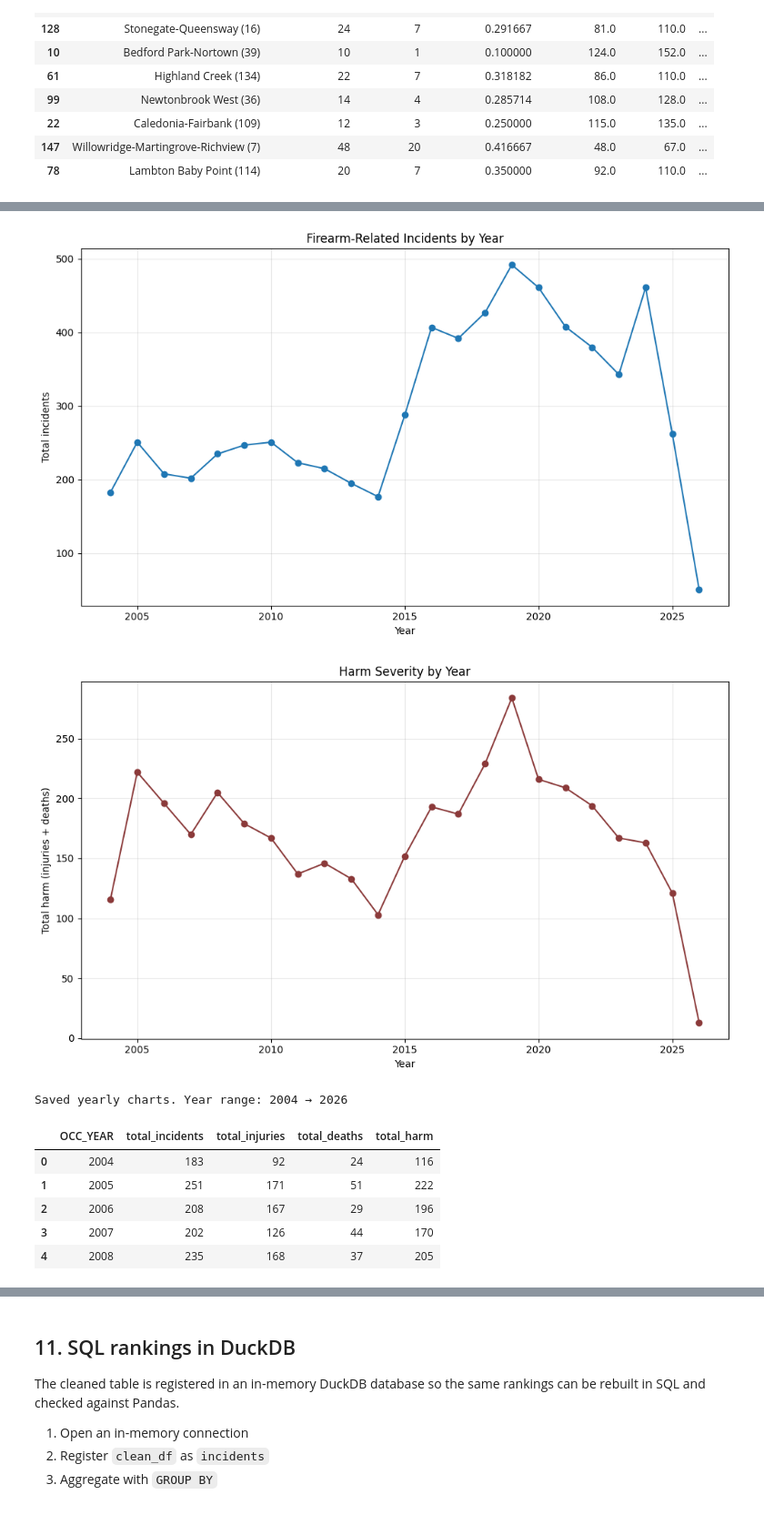
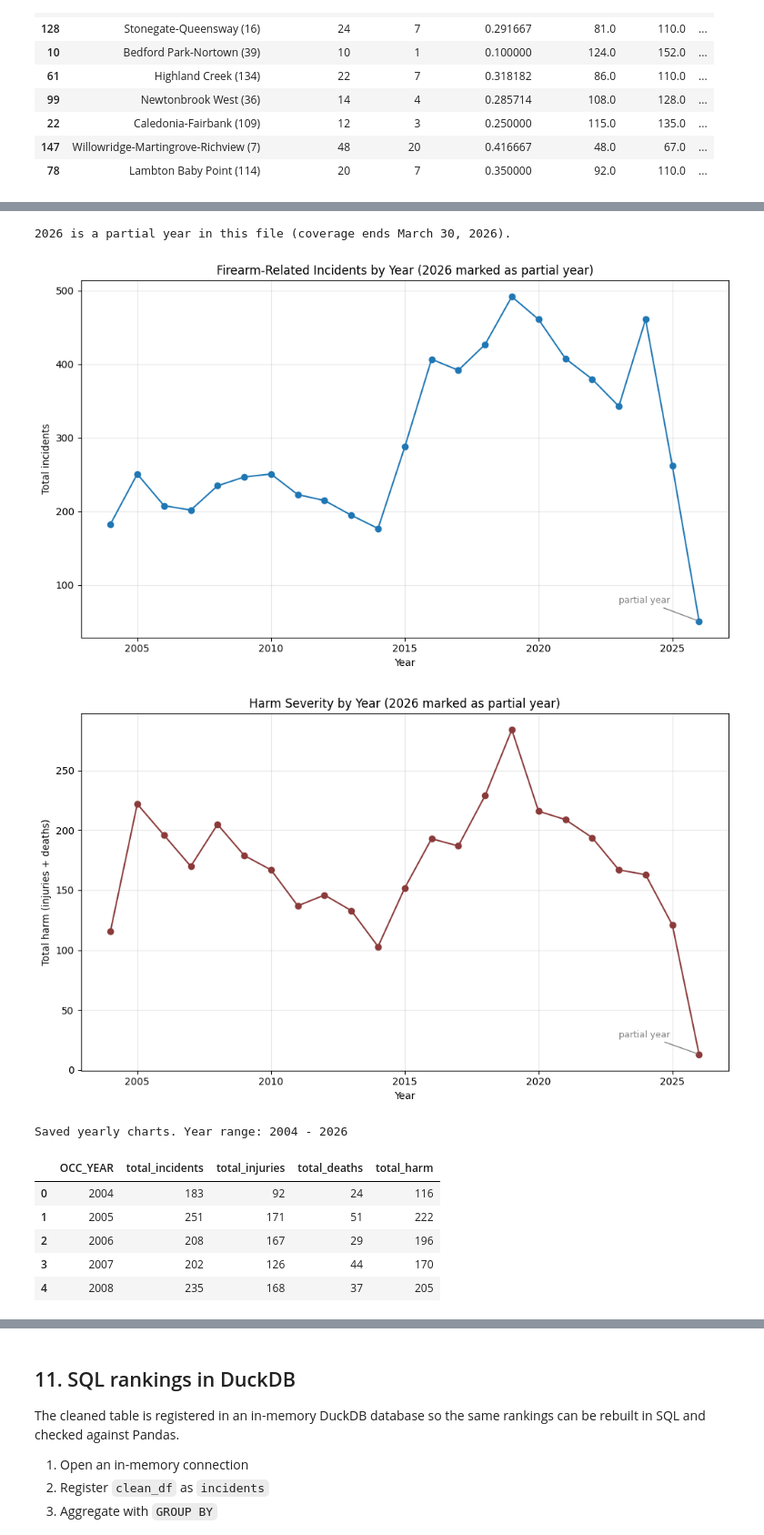
Before and after one commit to 5781mahmood/cct416-firearm-analysis, a Jupyter notebook: Toronto_Firearm_Analysis_Code.ipynb, the cells around one changed output, grey strips where cells are left out. Shown at 91% size. Drawn from its saved outputs; the diff is of its cells as text; code cells hidden in the pictures.

```diff
--- a/Toronto_Firearm_Analysis_Code.ipynb
+++ b/Toronto_Firearm_Analysis_Code.ipynb
@@ -370,43 +414,81 @@ yearly_summary = (
     .sort_values(year_col)
 )
 
+partial_year = 2026
+print(
+    f"{partial_year} is a partial year in this file "
+    f"(coverage ends March 30, {partial_year})."
+)
+
 fig, ax = plt.subplots(figsize=(10, 6))
-ax.plot(yearly_summary[year_col], yearly_summary["total_incidents"], marker="o", label="Incidents")
+ax.plot(
+    yearly_summary[year_col],
+    yearly_summary["total_incidents"],
+    marker="o",
+    label="Incidents",
+)
+if partial_year in set(yearly_summary[year_col]):
+    y_partial = yearly_summary.loc[
+        yearly_summary[year_col] == partial_year, "total_incidents"
+    ].iloc[0]
+    ax.annotate(
+        "partial year",
+        xy=(partial_year, y_partial),
+        xytext=(partial_year - 3, y_partial + max(yearly_summary["total_incidents"]) * 0.05),
+        arrowprops=dict(arrowstyle="-", color="gray"),
+        fontsize=9,
+        color="gray",
+    )
 ax.set_xlabel("Year")
 ax.set_ylabel("Total incidents")
-ax.set_title("Firearm-Related Incidents by Year")
+ax.set_title(
+    "Firearm-Related Incidents by Year (2026 marked as partial year)"
+)
 ax.grid(True, alpha=0.3)
 fig.tight_layout()
 fig.savefig(CHARTS / "incidents_by_year.png", dpi=150, bbox_inches="tight")
 plt.show()
 
 fig, ax = plt.subplots(figsize=(10, 6))
 ax.plot(
     yearly_summary[year_col],
     yearly_summary["total_harm"],
     marker="o",
     color="#8b3a3a",
     label="Harm",
 )
+if partial_year in set(yearly_summary[year_col]):
+    y_partial = yearly_summary.loc[
+        yearly_summary[year_col] == partial_year, "total_harm"
+    ].iloc[0]
+    ax.annotate(
+        "partial year",
+        xy=(partial_year, y_partial),
+        xytext=(partial_year - 3, y_partial + max(yearly_summary["total_harm"]) * 0.05),
+        arrowprops=dict(arrowstyle="-", color="gray"),
+        fontsize=9,
+        color="gray",
+    )
 ax.set_xlabel("Year")
 ax.set_ylabel("Total harm (injuries + deaths)")
-ax.set_title("Harm Severity by Year")
+ax.set_title("Harm Severity by Year (2026 marked as partial year)")
 ax.grid(True, alpha=0.3)
 fig.tight_layout()
 fig.savefig(CHARTS / "harm_by_year.png", dpi=150, bbox_inches="tight")
 plt.show()
 
 print(
     "Saved yearly charts. Year range:",
-    yearly_summary[year_col].min(),
-    "→",
-    yearly_summary[year_col].max(),
+    int(yearly_summary[year_col].min()),
+    "-",
+    int(yearly_summary[year_col].max()),
 )
 yearly_summary.head()
 # %% [output]
+2026 is a partial year in this file (coverage ends March 30, 2026).
-[figure, old version]
+[figure, new version]
-[figure, old version]
+[figure, new version]
-Saved yearly charts. Year range: 2004 → 2026
+Saved yearly charts. Year range: 2004 - 2026
 |  | OCC_YEAR | total_incidents | total_injuries | total_deaths | total_harm |
 | 0 | 2004 | 183 | 92 | 24 | 116 |
 | 1 | 2005 | 251 | 171 | 51 | 222 |
```
Also changed, not shown: parts of 12 cells of this notebook, 5 other files.
